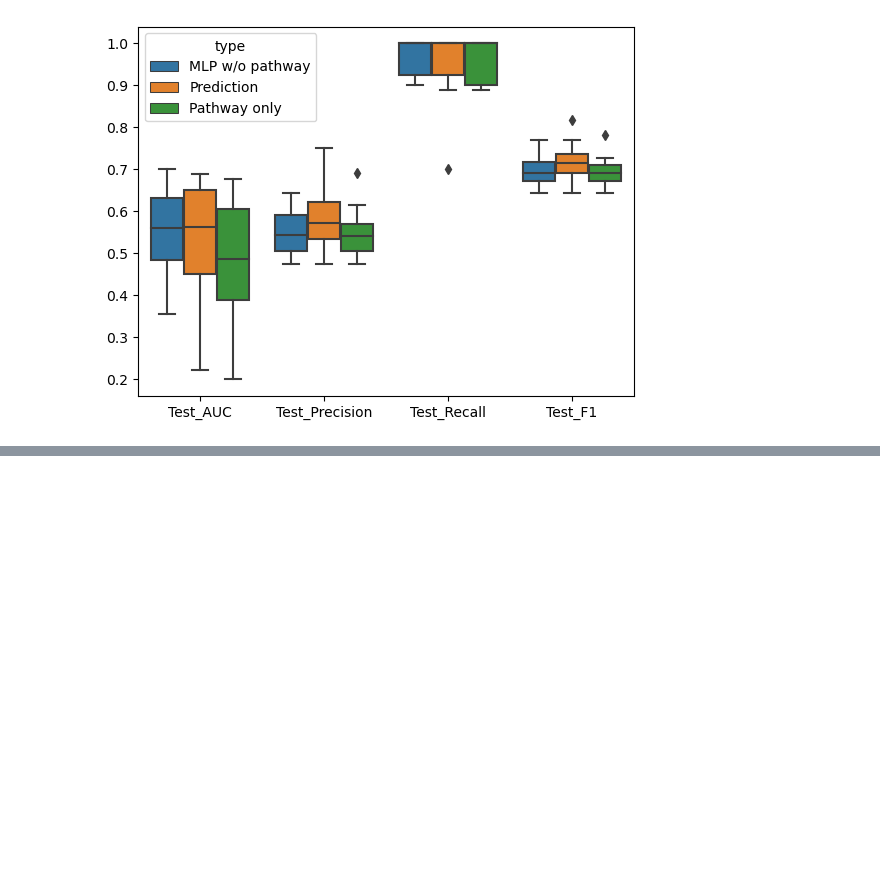
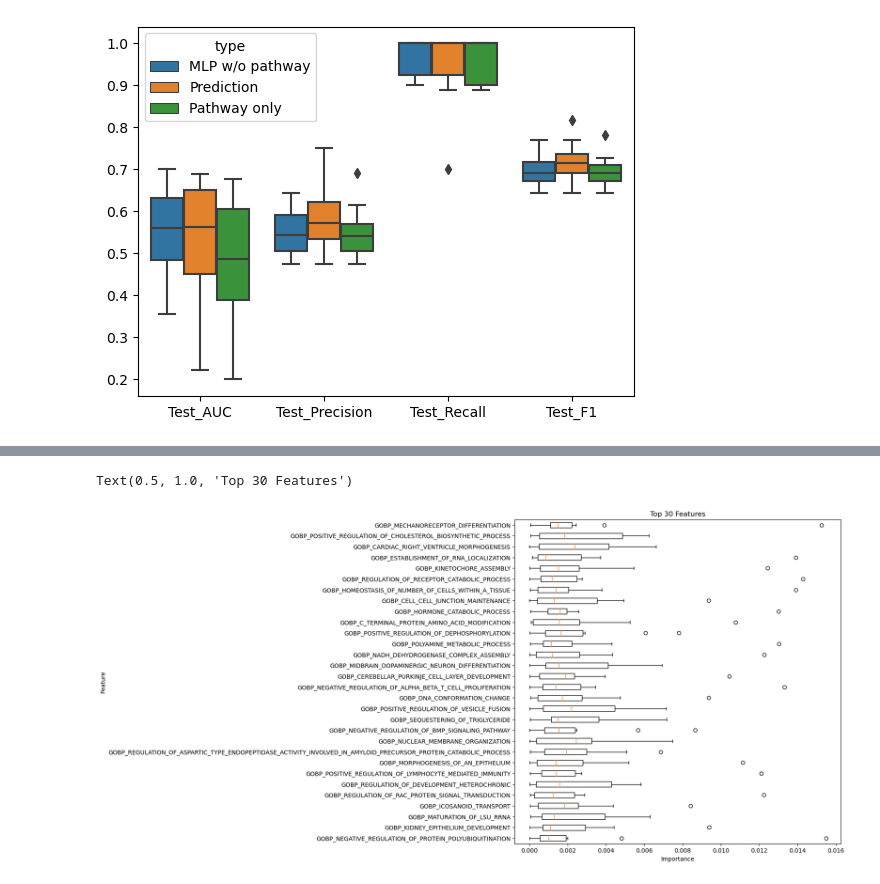
Before and after one commit to cloudmacchiato/dlmethylation, a Jupyter notebook: visualization.ipynb, the cells around one changed output, grey strips where cells are left out. Drawn from its saved outputs; the diff is of its cells as text; code cells hidden in the pictures; blank space fills up the shorter version.

```diff
--- a/visualization.ipynb
+++ b/visualization.ipynb
@@ -104,13 +112,16 @@ df
 5440 rows × 12 columns
 # %%
 top30 = df.head(30).iloc[::-1]
-top30.set_index('Feature', inplace=True)
+top30.set_index('Pathway', inplace=True)
 plt.figure(figsize=(10, 10))
 plt.boxplot(top30.iloc[:,:10].T.values, labels=top30.index,vert=False)
 plt.xlabel('Importance')
 plt.ylabel('Feature')
 plt.title('Top 30 Features')
-plt.savefig('top_30_path.png',dpi=300)
+#plt.savefig('top_30_path.png',dpi=300)
+# %% [output]
+Text(0.5, 1.0, 'Top 30 Features')
+[figure, added]
 # %%
 df
 # %% [output]
```
Also changed, not shown: parts of 4 cells of this notebook, 2 other files.
